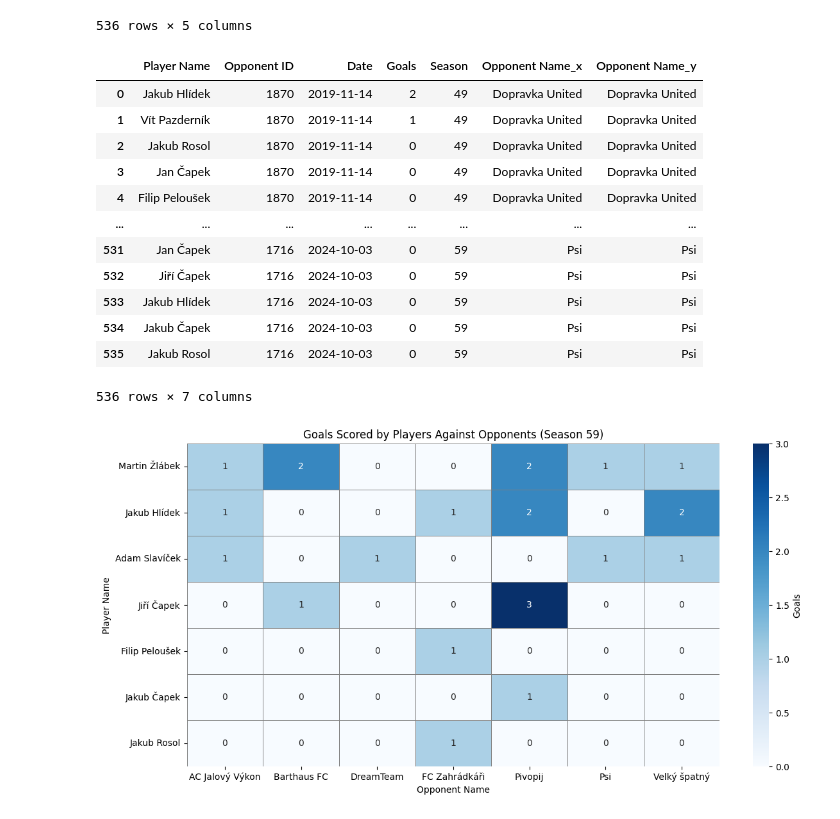
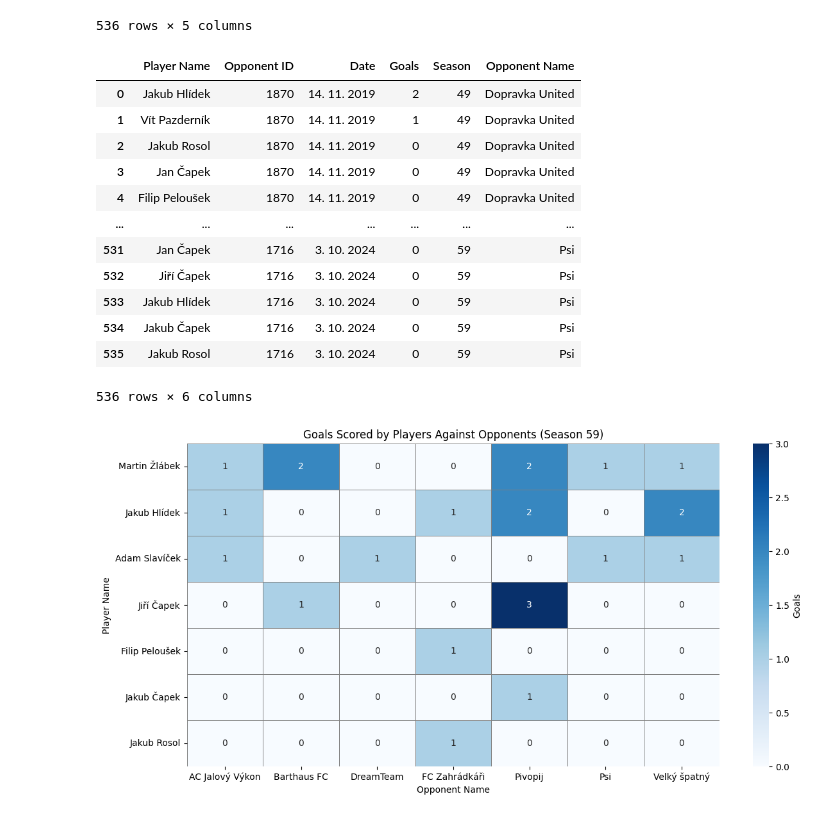
Before and after one commit to Zlabekma/Duto, a Jupyter notebook: Duto_stats.ipynb, the cells around one changed output. Saved outputs shown, nothing was run; the diff lists cells and outputs as text; code cells hidden in the pictures.

```diff
--- a/Duto_stats.ipynb
+++ b/Duto_stats.ipynb
@@ -100,47 +100,52 @@ player_goals
 | 535 | Jakub Rosol | 1716 | 3. 10. 2024 | 0 | 59 |
 536 rows × 5 columns
 # %%
+# Fetch the page content
+url = "https://strahovskaliga.cz/Liga/?LID=4"
+response = requests.get(url)
+soup = BeautifulSoup(response.content, 'html.parser')
+
 # Extract opponent IDs from player_goals
 opponent_ids = player_goals['Opponent ID'].unique()
 
 # Initialize list for opponent data
 opponents = []
 
 # Find all team links in the league page
 team_links = soup.find_all('a', href=re.compile(r'TymProfil/\?TID=\d+'))
 
 # Iterate over each link to extract team information
 for link in team_links:
     href = link.get('href', '')
     team_id_match = re.search(r'TID=(\d+)', href)
     if team_id_match:
         team_id = team_id_match.group(1)
         # Only add teams that are in opponent_ids
         if team_id in opponent_ids:
             team_name = link.get_text(strip=True)
             opponents.append({'Opponent ID': team_id, 'Opponent Name': team_name})
 
 # Convert to DataFrame
 opponents_df = pd.DataFrame(opponents)
 
-# Merge with the original match data
+# Merge opponent data with player_goals
 player_goals = player_goals.merge(opponents_df, on='Opponent ID', how='left')
 
 player_goals
 # %% [output]
-|  | Player Name | Opponent ID | Date | Goals | Season | Opponent Name_x | Opponent Name_y |
-| 0 | Jakub Hlídek | 1870 | 2019-11-14 | 2 | 49 | Dopravka United | Dopravka United |
-| 1 | Vít Pazderník | 1870 | 2019-11-14 | 1 | 49 | Dopravka United | Dopravka United |
-| 2 | Jakub Rosol | 1870 | 2019-11-14 | 0 | 49 | Dopravka United | Dopravka United |
-| 3 | Jan Čapek | 1870 | 2019-11-14 | 0 | 49 | Dopravka United | Dopravka United |
-| 4 | Filip Peloušek | 1870 | 2019-11-14 | 0 | 49 | Dopravka United | Dopravka United |
-| ... | ... | ... | ... | ... | ... | ... | ... |
-| 531 | Jan Čapek | 1716 | 2024-10-03 | 0 | 59 | Psi | Psi |
-| 532 | Jiří Čapek | 1716 | 2024-10-03 | 0 | 59 | Psi | Psi |
-| 533 | Jakub Hlídek | 1716 | 2024-10-03 | 0 | 59 | Psi | Psi |
-| 534 | Jakub Čapek | 1716 | 2024-10-03 | 0 | 59 | Psi | Psi |
-| 535 | Jakub Rosol | 1716 | 2024-10-03 | 0 | 59 | Psi | Psi |
+|  | Player Name | Opponent ID | Date | Goals | Season | Opponent Name |
+| 0 | Jakub Hlídek | 1870 | 14. 11. 2019 | 2 | 49 | Dopravka United |
+| 1 | Vít Pazderník | 1870 | 14. 11. 2019 | 1 | 49 | Dopravka United |
+| 2 | Jakub Rosol | 1870 | 14. 11. 2019 | 0 | 49 | Dopravka United |
+| 3 | Jan Čapek | 1870 | 14. 11. 2019 | 0 | 49 | Dopravka United |
+| 4 | Filip Peloušek | 1870 | 14. 11. 2019 | 0 | 49 | Dopravka United |
+| ... | ... | ... | ... | ... | ... | ... |
+| 531 | Jan Čapek | 1716 | 3. 10. 2024 | 0 | 59 | Psi |
+| 532 | Jiří Čapek | 1716 | 3. 10. 2024 | 0 | 59 | Psi |
+| 533 | Jakub Hlídek | 1716 | 3. 10. 2024 | 0 | 59 | Psi |
+| 534 | Jakub Čapek | 1716 | 3. 10. 2024 | 0 | 59 | Psi |
+| 535 | Jakub Rosol | 1716 | 3. 10. 2024 | 0 | 59 | Psi |
-536 rows × 7 columns
+536 rows × 6 columns
 # %%
 player_goals['Goals'] = pd.to_numeric(player_goals['Goals'], errors='coerce')
 player_goals['Date'] = pd.to_datetime(player_goals['Date'], format='%d. %m. %Y')
```
